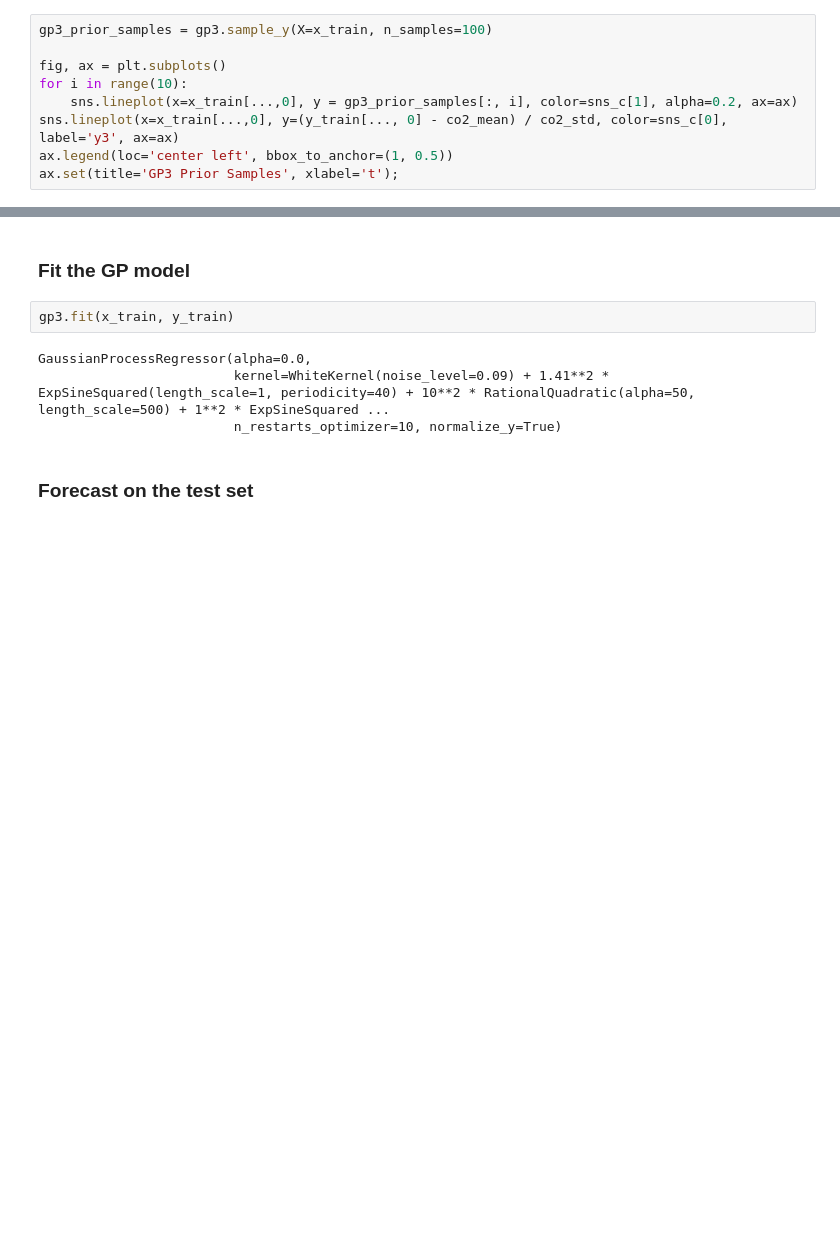
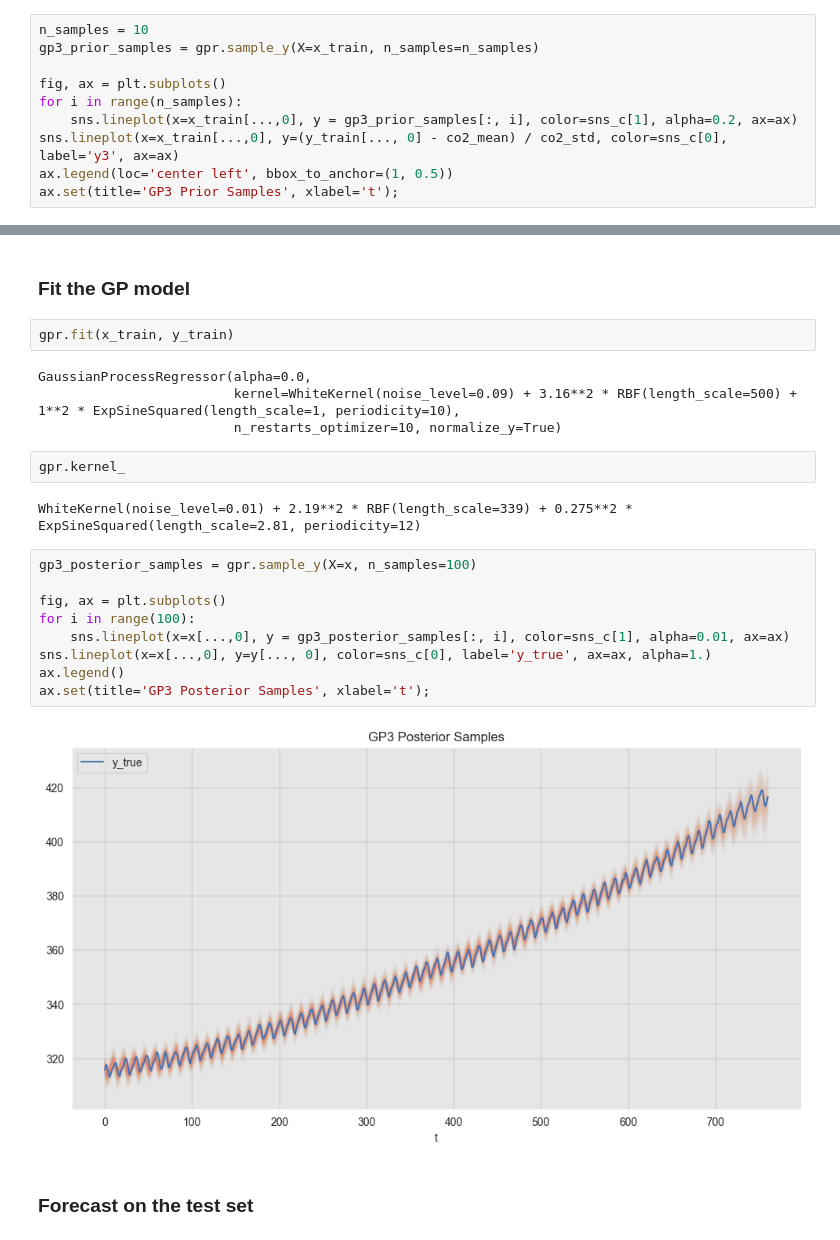
Before and after one commit to Wotaker/MetodyStochastyczne2024, a Jupyter notebook: notebooks/gpr_sklear_optimization.ipynb, the cells around one changed output, grey strips where cells are left out. Drawn from its saved outputs; the diff is of its cells as text; blank space fills up the shorter version.

```diff
--- a/notebooks/gpr_sklear_optimization.ipynb
+++ b/notebooks/gpr_sklear_optimization.ipynb
@@ -112,10 +114,11 @@ gp3 = GaussianProcessRegressor(
     alpha=0.0,
 )
 # %%
-gp3_prior_samples = gp3.sample_y(X=x_train, n_samples=100)
+n_samples = 10
+gp3_prior_samples = gpr.sample_y(X=x_train, n_samples=n_samples)
 
 fig, ax = plt.subplots()
-for i in range(10):
+for i in range(n_samples):
     sns.lineplot(x=x_train[...,0], y = gp3_prior_samples[:, i], color=sns_c[1], alpha=0.2, ax=ax)
 sns.lineplot(x=x_train[...,0], y=(y_train[..., 0] - co2_mean) / co2_std, color=sns_c[0], label='y3', ax=ax)
 ax.legend(loc='center left', bbox_to_anchor=(1, 0.5))
@@ -125,11 +128,26 @@ ax.set(title='GP3 Prior Samples', xlabel='t');
 # %% [markdown]
 ### Fit the GP model
 # %%
-gp3.fit(x_train, y_train)
+gpr.fit(x_train, y_train)
 # %% [output]
 GaussianProcessRegressor(alpha=0.0,
-                         kernel=WhiteKernel(noise_level=0.09) + 1.41**2 * ExpSineSquared(length_scale=1, periodicity=40) + 10**2 * RationalQuadratic(alpha=50, length_scale=500) + 1**2 * ExpSineSquared ...
+                         kernel=WhiteKernel(noise_level=0.09) + 3.16**2 * RBF(length_scale=500) + 1**2 * ExpSineSquared(length_scale=1, periodicity=10),
                          n_restarts_optimizer=10, normalize_y=True)
+# %%
+gpr.kernel_
+# %% [output]
+WhiteKernel(noise_level=0.01) + 2.19**2 * RBF(length_scale=339) + 0.275**2 * ExpSineSquared(length_scale=2.81, periodicity=12)
+# %%
+gp3_posterior_samples = gpr.sample_y(X=x, n_samples=100)
+
+fig, ax = plt.subplots()
+for i in range(100):
+    sns.lineplot(x=x[...,0], y = gp3_posterior_samples[:, i], color=sns_c[1], alpha=0.01, ax=ax)
+sns.lineplot(x=x[...,0], y=y[..., 0], color=sns_c[0], label='y_true', ax=ax, alpha=1.)
+ax.legend()
+ax.set(title='GP3 Posterior Samples', xlabel='t');
+# %% [output]
+[figure, added]
 # %% [markdown]
 ### Forecast on the test set
 # %%
```
Also changed, not shown: parts of 8 cells of this notebook.
